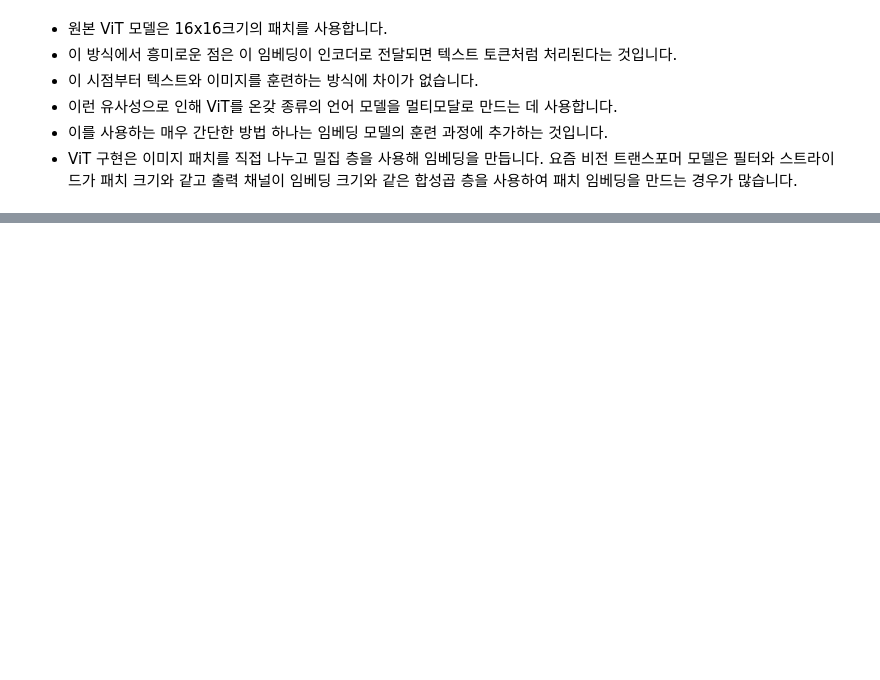
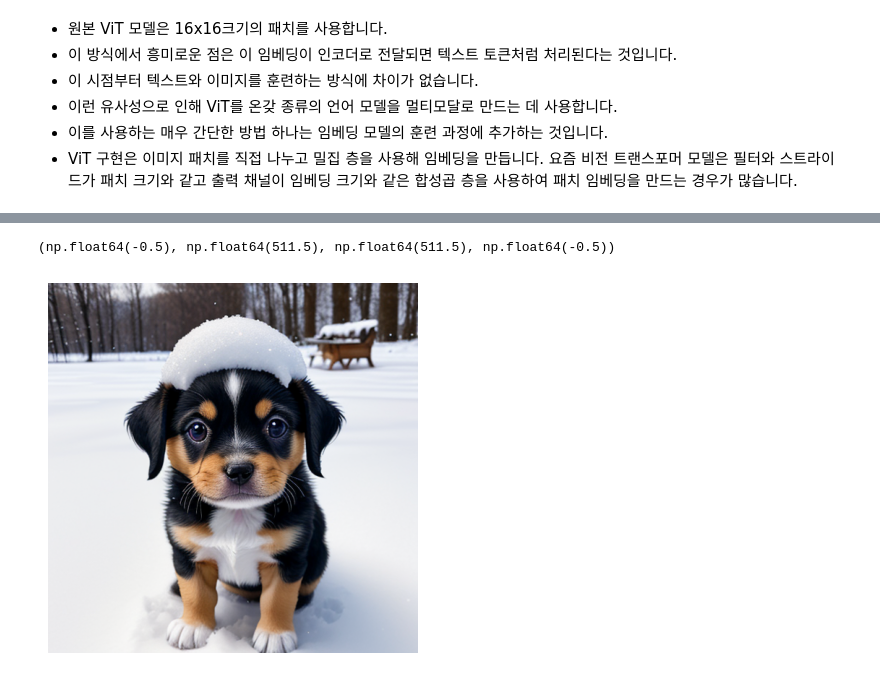
Before and after one commit to bbangwon/llama_cpp_py, a Jupyter notebook: 9_study_multi_modal.ipynb, the cells around one changed output, grey strips where cells are left out. Cells and saved outputs as stored; diff of their text form; code cells hidden in the pictures; blank space fills up the shorter version.

```diff
--- a/9_study_multi_modal.ipynb
+++ b/9_study_multi_modal.ipynb
@@ -43,0 +78,16 @@
+# %%
+from urllib.request import urlopen
+from PIL import Image
+import matplotlib.pyplot as plt
+
+puppy_path = "https://raw.githubusercontent.com/HandsOnLLM/Hands-On-Large-Language-Models/main/chapter09/images/puppy.png"
+image = Image.open(urlopen(puppy_path)).convert("RGB")
+
+caption = "a puppy playing in the snow"
+
+# 전처리된 이미지를 출력합니다.
+plt.imshow(image)
+plt.axis("off")
+# %% [output]
+(np.float64(-0.5), np.float64(511.5), np.float64(511.5), np.float64(-0.5))
+[figure, added]
```
Also changed, not shown: parts of 23 cells of this notebook, 2 other files.
